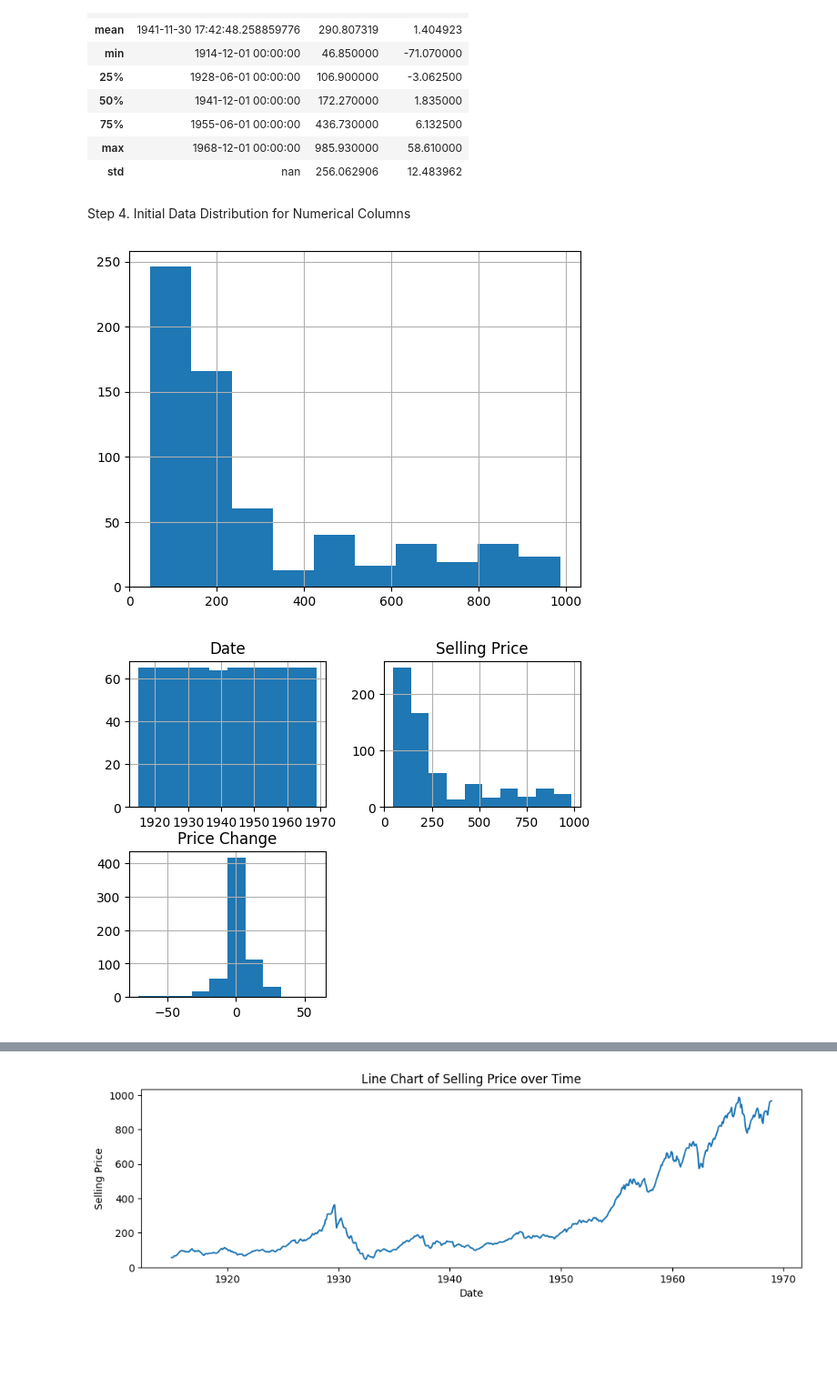
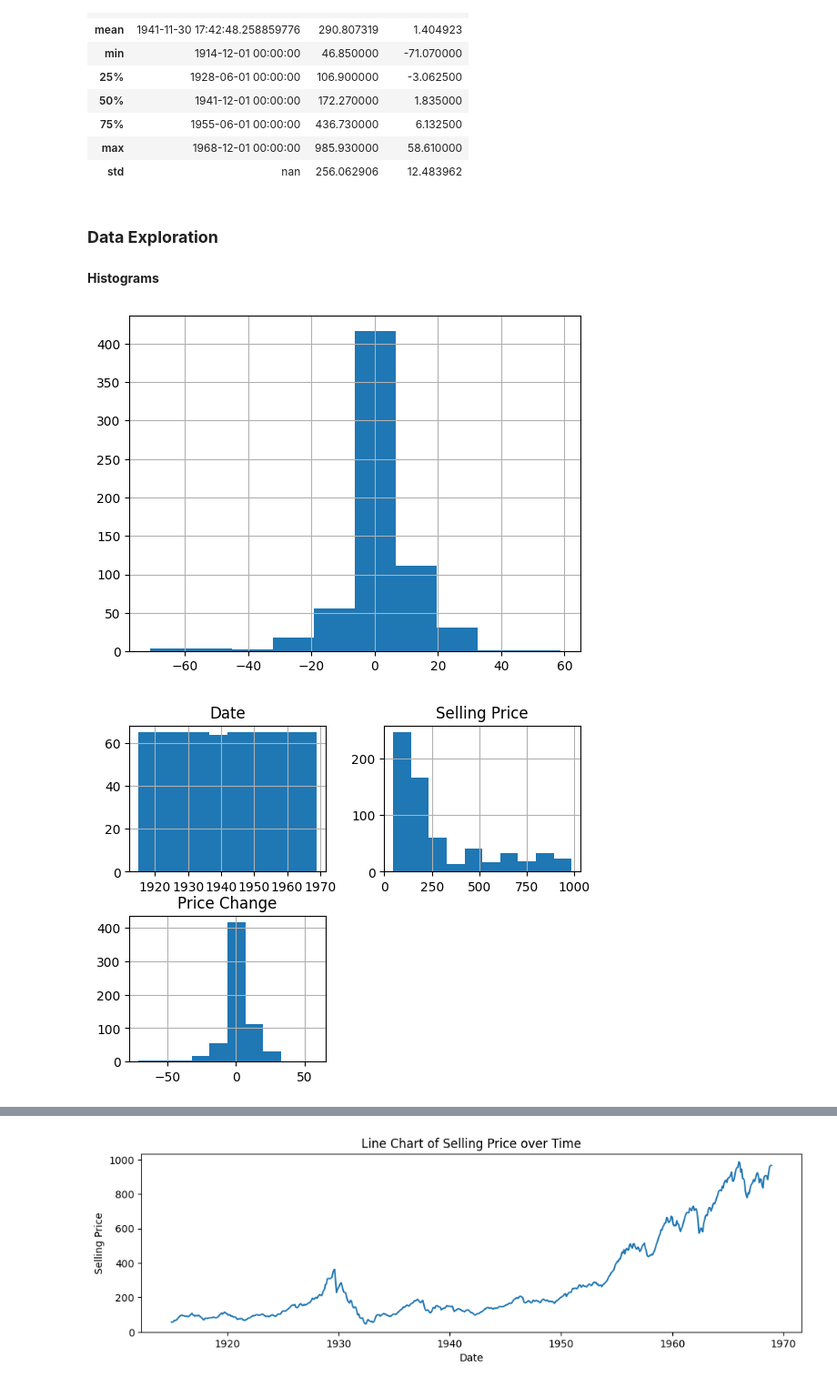
Before and after one commit to Crusoe22/data-fun-eda, a Jupyter notebook: nolan_eda.ipynb, the cells around one changed output, grey strips where cells are left out. Shown at 91% size. Drawn from its saved outputs; the diff is of its cells as text; code cells hidden in the pictures; blank space fills up the shorter version.

```diff
--- a/nolan_eda.ipynb
+++ b/nolan_eda.ipynb
@@ -37,4 +41,5 @@ df = df.rename(columns={'Price': 'Selling Price'})
 # Create 'Type' column based on Price Change
 df['Type'] = df['Price Change'].apply(lambda x: 'Gain' if x > 0 else 'Loss' if x < 0 else 'No Change')
 
-print(df)
+# Renaming columns
+df = df.rename(columns={'Type': 'Dow Jones Performance Status'})
@@ -100,17 +90,19 @@ styled_stats
 | 75% | 1955-06-01 00:00:00 | 436.730000 | 6.132500 |
 | max | 1968-12-01 00:00:00 | 985.930000 | 58.610000 |
 | std | nan | 256.062906 | 12.483962 |
-# %% [markdown]
-Step 4. Initial Data Distribution for Numerical Columns
+# %% [markdown]
+### __Data Exploration__
+# %% [markdown]
+__Histograms__
 # %%
 # Inspect histogram by numerical column
-df['Selling Price'].hist()
+df['Price Change'].hist()
 
 # Inspect histograms for all numerical columns
 df.hist()
 
 # Show all plots
 plt.show()
 # %% [output]
-[figure, old version]
+[figure, new version]
 [figure]
```
Also changed, not shown: parts of 22 cells of this notebook, 1 other file.
